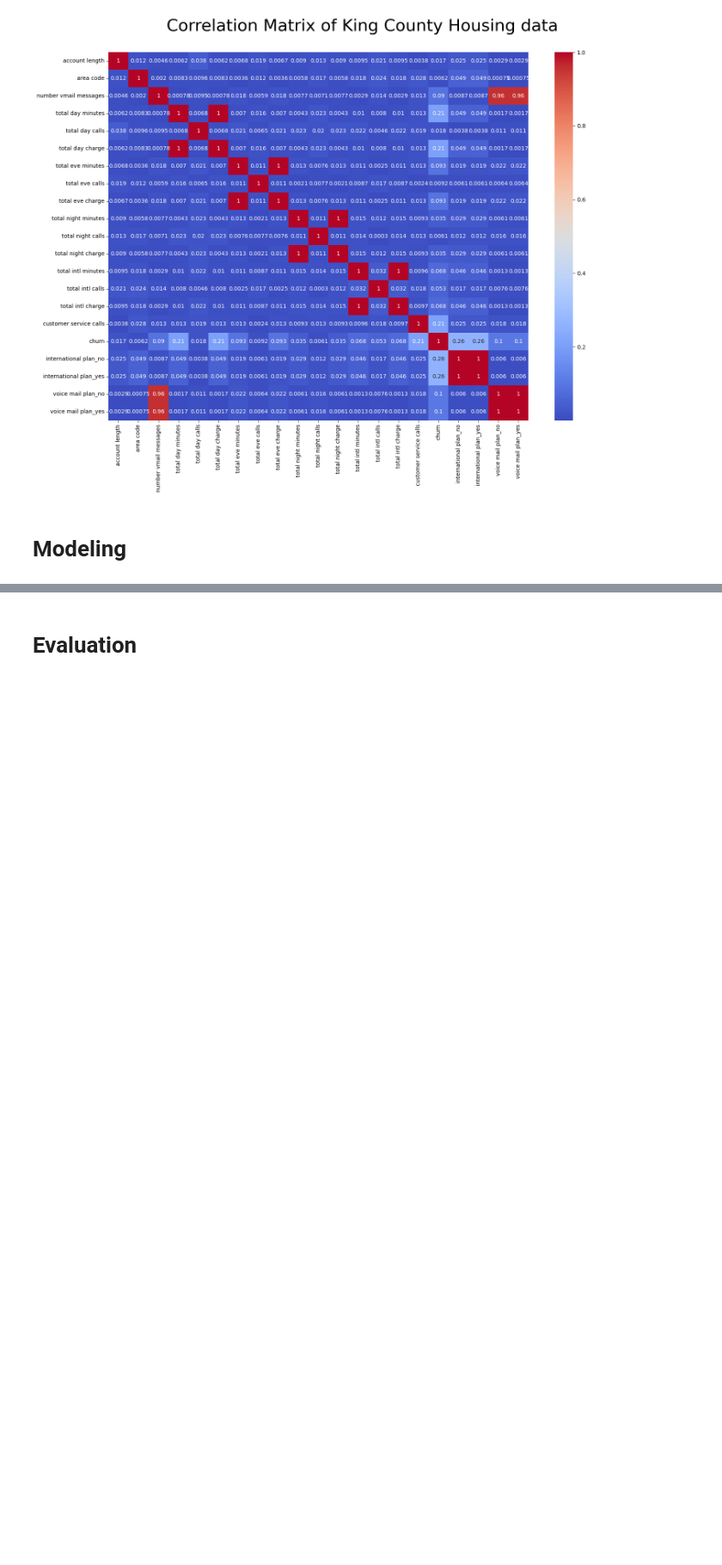
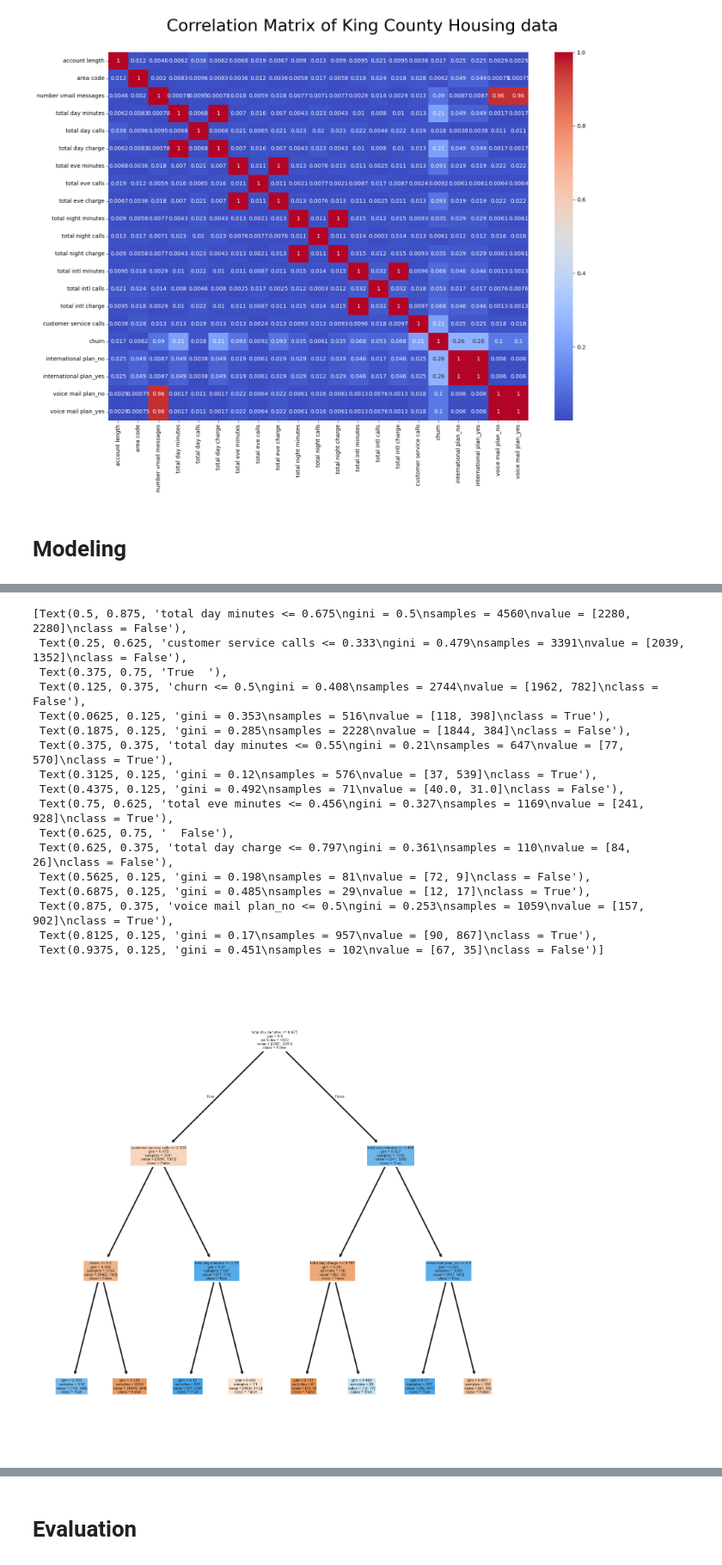
Before and after one commit to Bennie-Kibet/Phase_3_project, a Jupyter notebook: main.ipynb, the cells around one changed output, grey strips where cells are left out. Shown at 86% size. Saved outputs shown, nothing was run; the diff lists cells and outputs as text; code cells hidden in the pictures; blank space fills up the shorter version.

```diff
--- a/main.ipynb
+++ b/main.ipynb
@@ -392,0 +511,25 @@ X_train, X_test, y_train, y_tesy = train_test_split(X, y, test_size=0.2, random_
+# %%
+fig, ax = plt.subplots(nrows=1, ncols=1, figsize= (6,6), dpi=300)
+tree.plot_tree(dt_clf,
+               feature_names= df_encoded.columns,
+               class_names= np.unique(y).astype(str),
+               filled= True)
+# %% [output]
+[Text(0.5, 0.875, 'total day minutes <= 0.675\ngini = 0.5\nsamples = 4560\nvalue = [2280, 2280]\nclass = False'),
+ Text(0.25, 0.625, 'customer service calls <= 0.333\ngini = 0.479\nsamples = 3391\nvalue = [2039, 1352]\nclass = False'),
+ Text(0.375, 0.75, 'True  '),
+ Text(0.125, 0.375, 'churn <= 0.5\ngini = 0.408\nsamples = 2744\nvalue = [1962, 782]\nclass = False'),
+ Text(0.0625, 0.125, 'gini = 0.353\nsamples = 516\nvalue = [118, 398]\nclass = True'),
+ Text(0.1875, 0.125, 'gini = 0.285\nsamples = 2228\nvalue = [1844, 384]\nclass = False'),
+ Text(0.375, 0.375, 'total day minutes <= 0.55\ngini = 0.21\nsamples = 647\nvalue = [77, 570]\nclass = True'),
+ Text(0.3125, 0.125, 'gini = 0.12\nsamples = 576\nvalue = [37, 539]\nclass = True'),
+ Text(0.4375, 0.125, 'gini = 0.492\nsamples = 71\nvalue = [40.0, 31.0]\nclass = False'),
+ Text(0.75, 0.625, 'total eve minutes <= 0.456\ngini = 0.327\nsamples = 1169\nvalue = [241, 928]\nclass = True'),
+ Text(0.625, 0.75, '  False'),
+ Text(0.625, 0.375, 'total day charge <= 0.797\ngini = 0.361\nsamples = 110\nvalue = [84, 26]\nclass = False'),
+ Text(0.5625, 0.125, 'gini = 0.198\nsamples = 81\nvalue = [72, 9]\nclass = False'),
+ Text(0.6875, 0.125, 'gini = 0.485\nsamples = 29\nvalue = [12, 17]\nclass = True'),
+ Text(0.875, 0.375, 'voice mail plan_no <= 0.5\ngini = 0.253\nsamples = 1059\nvalue = [157, 902]\nclass = True'),
+ Text(0.8125, 0.125, 'gini = 0.17\nsamples = 957\nvalue = [90, 867]\nclass = True'),
+ Text(0.9375, 0.125, 'gini = 0.451\nsamples = 102\nvalue = [67, 35]\nclass = False')]
+[figure, added]
```
Also changed, not shown: parts of 30 cells of this notebook.
